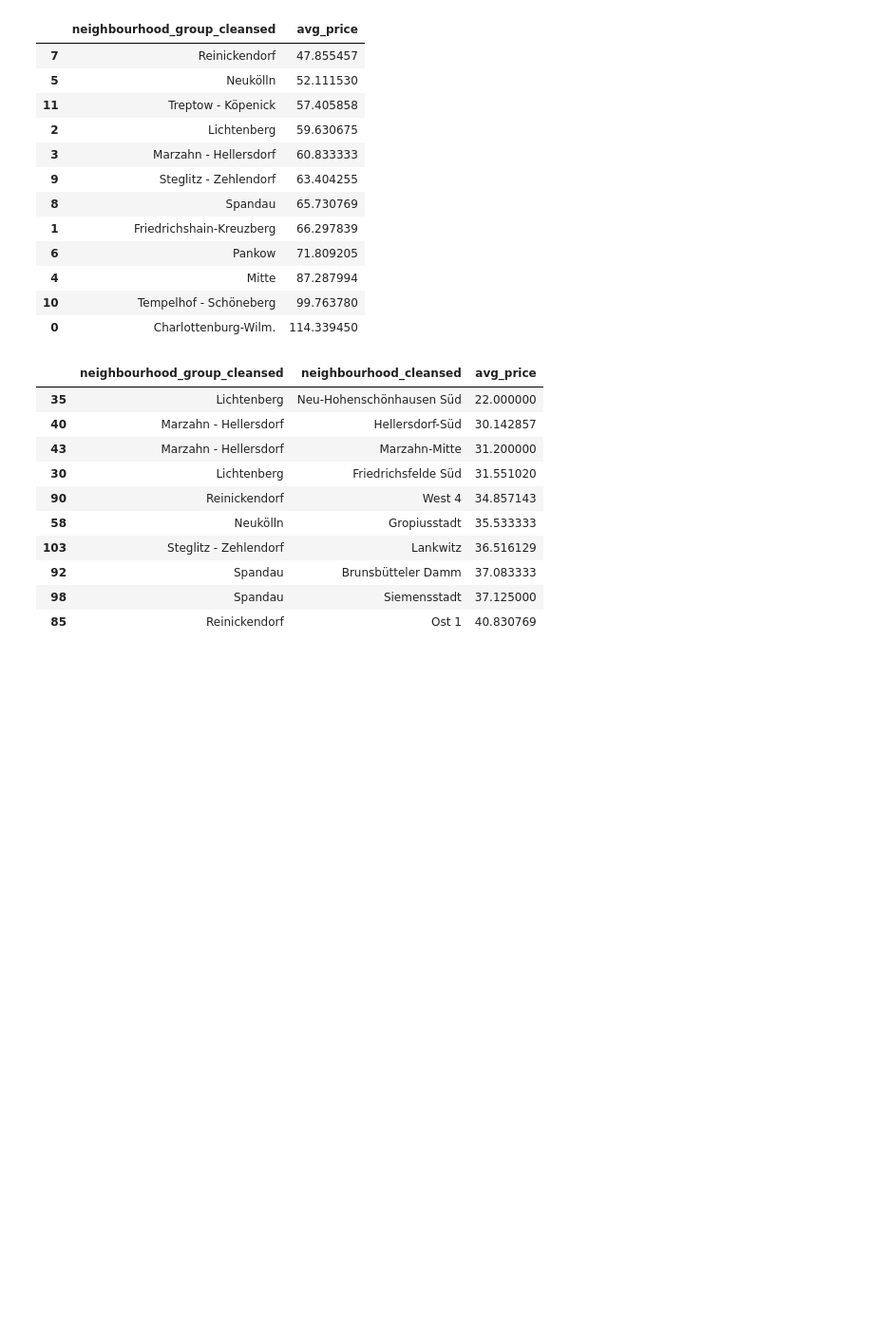
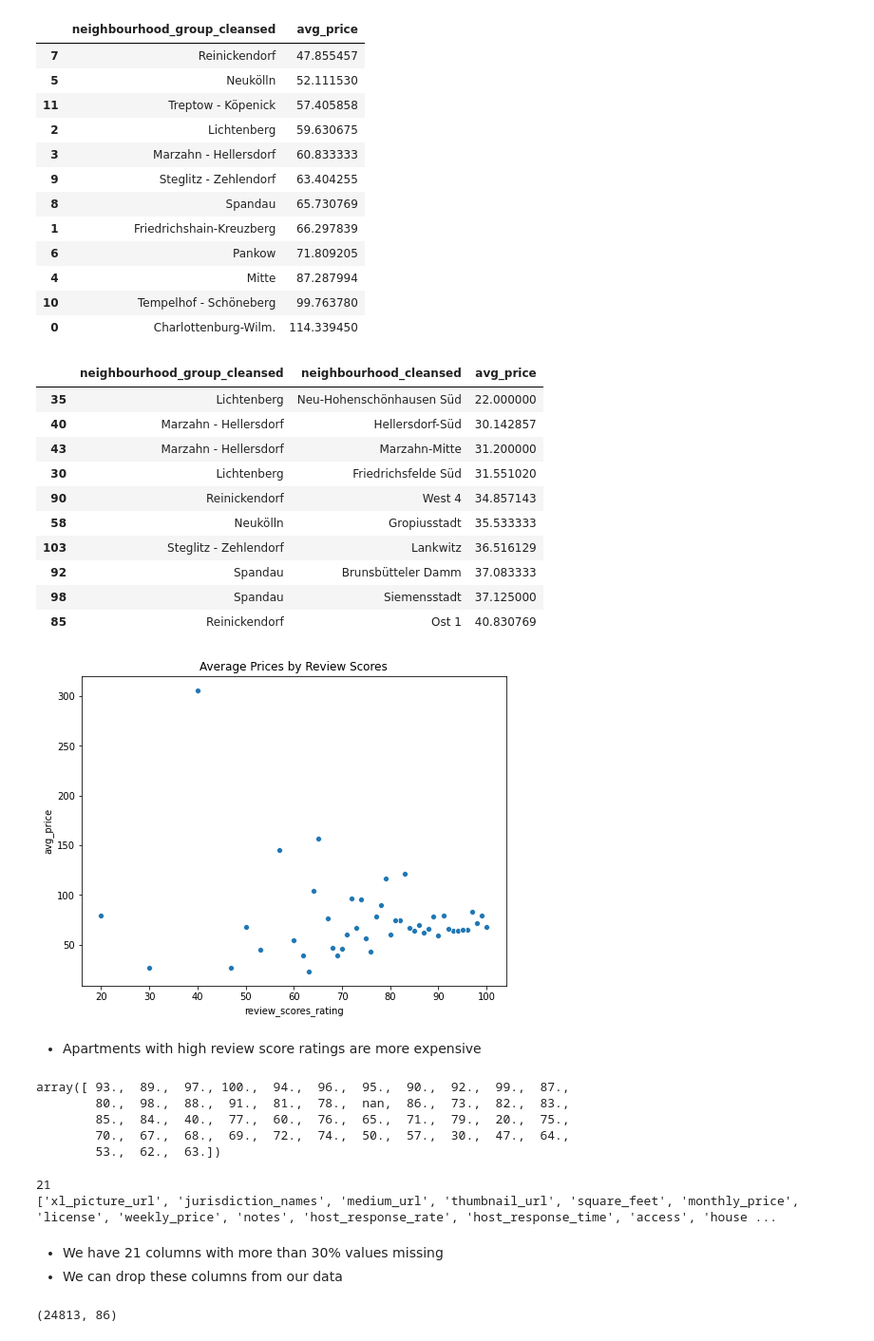
Before and after one commit to wkirui/Airbnb-Price-Prediction, a Jupyter notebook: Airbnb Data Data Processing.ipynb, the cells around one changed output. Shown: that part at 95% size. Drawn from its saved outputs; the diff is of its cells as text; code cells hidden in the pictures; blank space fills up the shorter version.

Commit message:
dropped columns with more than 30% missing values

```diff
--- a/Airbnb Data Data Processing.ipynb
+++ b/Airbnb Data Data Processing.ipynb
@@ -219,3 +220,49 @@ listings_data.groupby(['neighbourhood_group_cleansed','neighbourhood_cleansed'])
 | 92 | Spandau | Brunsbütteler Damm | 37.083333 |
 | 98 | Spandau | Siemensstadt | 37.125000 |
 | 85 | Reinickendorf | Ost 1 | 40.830769 |
+# %%
+# plot average prices by review score rating
+review_score_rating_sum = listings_data.groupby(['review_scores_rating'])['price'].mean().rename('avg_price').reset_index().sort_values(by='avg_price')
+
+#plot distribution
+fig,ax=plt.subplots(figsize=(8,6))
+sns.scatterplot('review_scores_rating','avg_price',data=review_score_rating_sum,ax=ax)
+# plt.ylim(0,200)
+plt.title("Average Prices by Review Scores")
+plt.show()
+# %% [output]
+[figure, added]
+# %% [markdown]
+- Apartments with high review score ratings are more expensive
+# %%
+listings_data['review_scores_rating'].unique()
+# %% [output]
+array([ 93.,  89.,  97., 100.,  94.,  96.,  95.,  90.,  92.,  99.,  87.,
+        80.,  98.,  88.,  91.,  81.,  78.,  nan,  86.,  73.,  82.,  83.,
+        85.,  84.,  40.,  77.,  60.,  76.,  65.,  71.,  79.,  20.,  75.,
+        70.,  67.,  68.,  69.,  72.,  74.,  50.,  57.,  30.,  47.,  64.,
+        53.,  62.,  63.])
+# %%
+# check percentage of missing values by column
+percent_missing_values = round((listings_data.isnull().sum()/len(listings_data))*100,2)
+percent_missing_values = pd.DataFrame({"column_name":listings_data.columns,
+                                     "%_missing_values":percent_missing_values})
+percent_missing_values = percent_missing_values.reset_index(drop=True)
+
+# sort by % of missing values
+percent_missing_values = percent_missing_values.sort_values(by='%_missing_values',ascending=False)
+print(len(percent_missing_values[percent_missing_values['%_missing_values']>30]))
+columns_missing_more_than_30_pct_vals = [x for x in percent_missing_values[percent_missing_values['%_missing_values']>30]['column_name']]
+print(columns_missing_more_than_30_pct_vals)
+# %% [output]
+21
+['xl_picture_url', 'jurisdiction_names', 'medium_url', 'thumbnail_url', 'square_feet', 'monthly_price', 'license', 'weekly_price', 'notes', 'host_response_rate', 'host_response_time', 'access', 'house ...
+# %% [markdown]
+- We have 21 columns with more than 30% values missing
+- We can drop these columns from our data
+# %%
+# drop columns with more than 30% missing values
+reshaped_listings_data = listings_data.drop(columns_missing_more_than_30_pct_vals,axis=1)
+reshaped_listings_data.shape
+# %% [output]
+(24813, 86)
```
Also changed, not shown: parts of 13 cells of this notebook.
